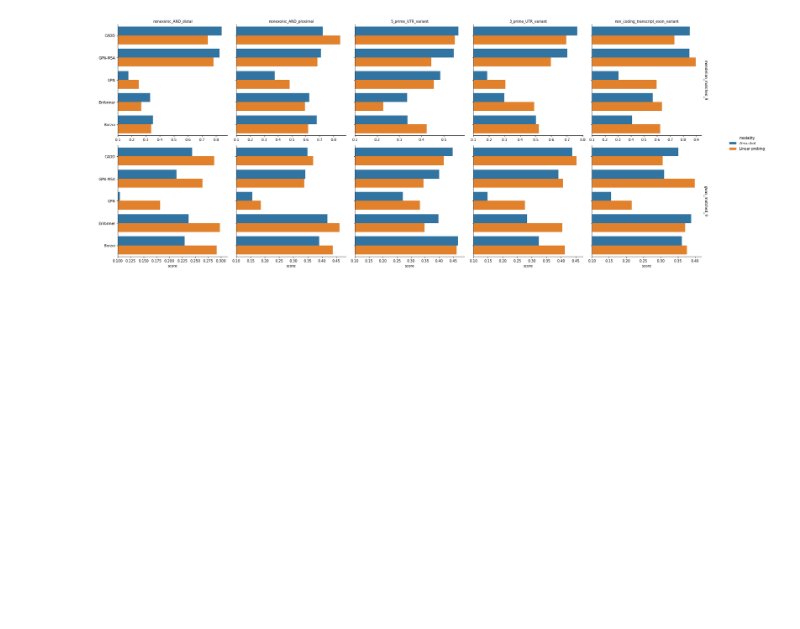
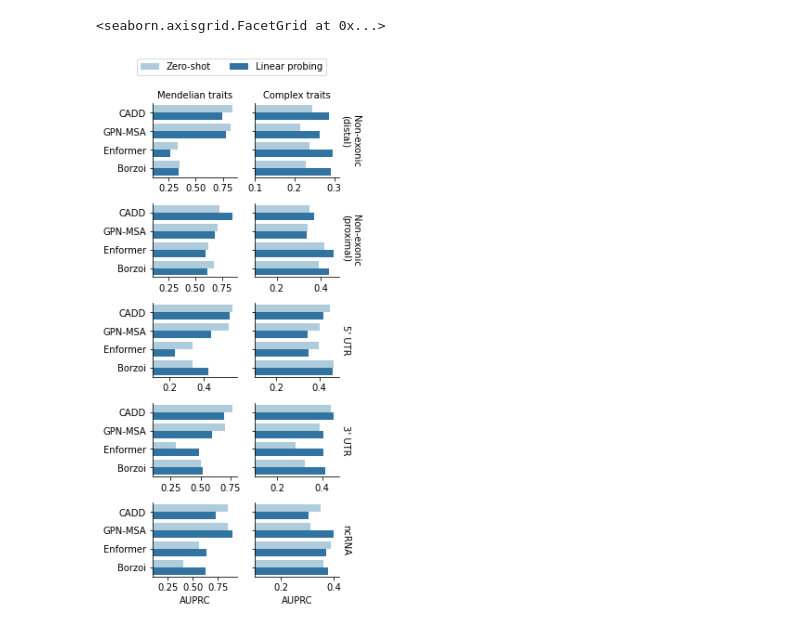
Before and after one commit to minjaf/TraitGym, a Jupyter notebook: workflow/notebooks/performance_by_consequence.ipynb, the cells around one changed output. Saved outputs shown, nothing was run; the diff lists cells and outputs as text; code cells hidden in the pictures; blank space fills up the shorter version.

Commit message:
Update plots

```diff
--- a/workflow/notebooks/performance_by_consequence.ipynb
+++ b/workflow/notebooks/performance_by_consequence.ipynb
@@ -10,8 +10,8 @@ dataset_renaming = {
 }
 
 subset_renaming = {
-    "nonexonic_AND_distal": "Non-exonic (distal)",
-    "nonexonic_AND_proximal": "Non-exonic (proximal)",
+    "nonexonic_AND_distal": "Non-exonic\n(distal)",
+    "nonexonic_AND_proximal": "Non-exonic\n(proximal)",
     "5_prime_UTR_variant": "5' UTR",
     "3_prime_UTR_variant": "3' UTR",
     "non_coding_transcript_exon_variant": "ncRNA",
@@ -38,7 +38,7 @@ modalities = [
 models = [
     "CADD",
     "GPN-MSA",
-    "GPN",
+    #"GPN",
     "Enformer",
     "Borzoi",
 ]
@@ -78,7 +78,14 @@ for dataset in datasets:
                     continue
                 path = get_model_path(model, modality, dataset, subset)
                 df = pd.read_csv(path).iloc[0]
-                rows.append([dataset, subset, modality, model, df["score"], df["se"]])
+                rows.append([
+                    dataset_renaming.get(dataset, dataset),
+                    subset_renaming.get(subset, subset),
+                    modality,
+                    model,
+                    df["score"],
+                    df["se"],
+                ])
 df = pd.DataFrame(rows, columns=["dataset", "subset", "modality", "model", "score", "se"])
 df
 # %% [output]
@@ -98,22 +105,33 @@ df
 # %%
 g = sns.catplot(
-    data=df,
+    data=df.rename(columns={"score": "AUPRC"}),
     y="model",
-    x="score",
+    x="AUPRC",
     hue="modality",
-    col="subset",
-    row="dataset",
+    row="subset",
+    col="dataset",
     kind="bar",
     margin_titles=True,
     sharex=False,
     sharey=True,
-    #height=2.0,
-    #aspect=1.5,
+    height=1.6,
+    aspect=1.3,
+    palette="Paired",
+    legend_out=False,
 )
+#sns.move_legend(g, "upper center", bbox_to_anchor=(0.5, 1.1))
+#g._legend.set_title("")
+
+h, l = g.axes[0, 0].get_legend_handles_labels()
+g._legend.remove()
+g.fig.legend(h, l, ncol=2, loc="upper center", bbox_to_anchor=(0.5, 1.05))
+
 g.set(
     ylabel="",
     xlim=0.1,
 )
 g.set_titles(col_template="{col_name}", row_template="{row_name}");
+g.tight_layout()
 # %% [output]
+<seaborn.axisgrid.FacetGrid at 0x...>
-[figure, old version]
+[figure, new version]
```
Also changed, not shown: parts of 6 cells of this notebook, 7 other files.
